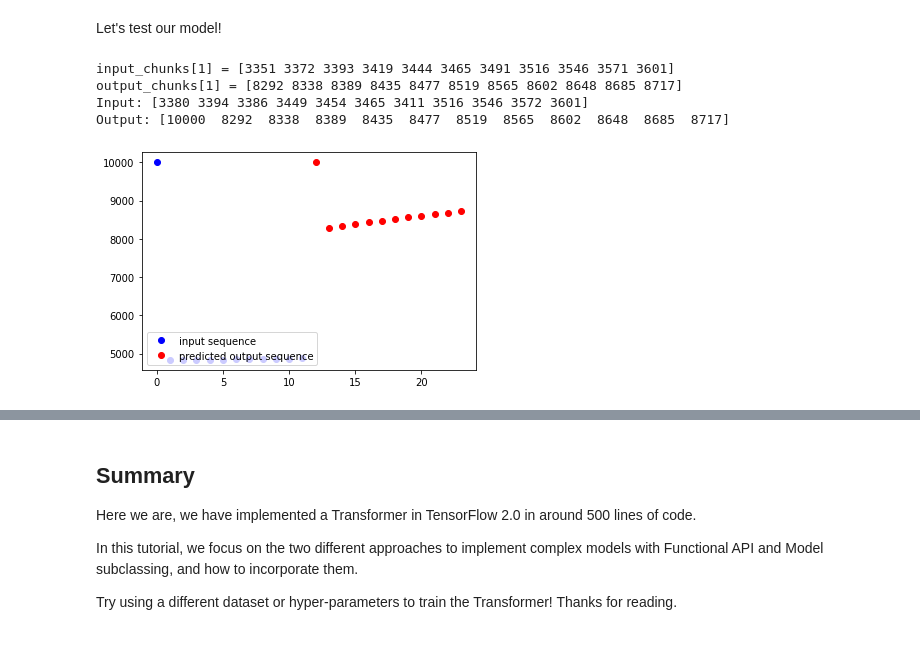
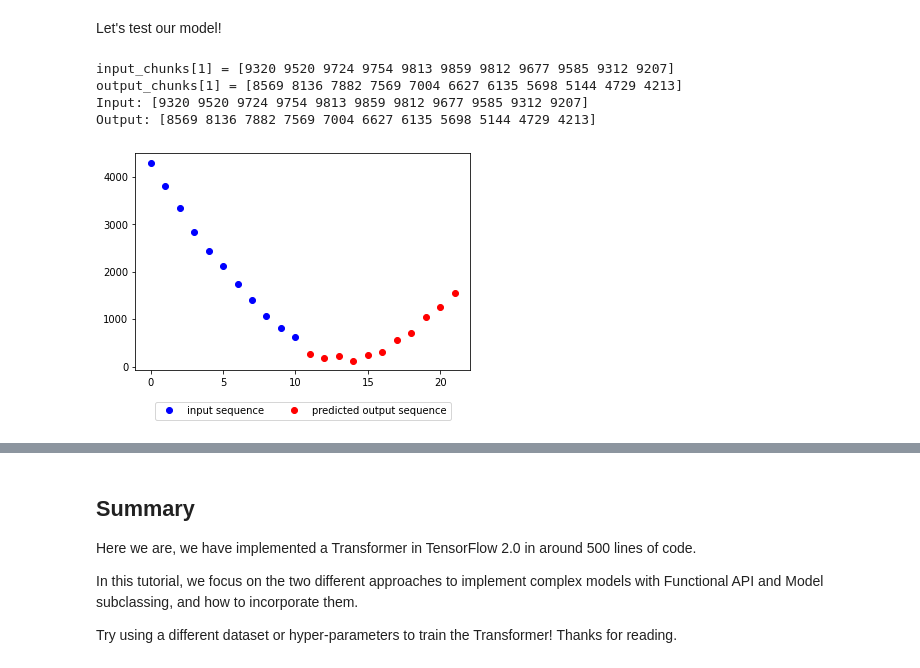
Before and after one commit to calumroy/time_series_transformer_tf2, a Jupyter notebook: transformer_time_series.ipynb, the cells around one changed output, grey strips where cells are left out. Saved outputs shown, nothing was run; the diff lists cells and outputs as text; code cells hidden in the pictures.

```diff
--- a/transformer_time_series.ipynb
+++ b/transformer_time_series.ipynb
@@ -1012,7 +1065,7 @@ model.compile(optimizer=optimizer, loss=loss_function, metrics=[accuracy])
 
 Train our transformer by simply calling `model.fit()`
 # %%
-EPOCHS = 60
+EPOCHS = 120
 
 model.fit(dataset, epochs=EPOCHS)
 # %% [output]
@@ -1077,32 +1130,37 @@ def evaluate(sentence):
 
 def predict(sentence):
   prediction = evaluate(sentence)
-
+  # Remvome start TOKEN
+  prediction = prediction[1:]
   print('Input: {}'.format(sentence))
   print('Output: {}'.format(prediction))
 
   return prediction
 # %% [markdown]
 Let's test our model!
+# %%
+def plot_in_out(test_input, test_output):
+    test_input_len = len(test_input)
+    l1, = plt.plot(range(test_input_len), test_input, 'bo', label = 'input sequence')
+    plt_start = test_input_len
+    plt_end = plt_start + len(test_output)
+    l2, = plt.plot(range(plt_start, plt_end), test_output, 'ro', label = 'predicted output sequence')
+    plt.legend(handles = [l1, l2], loc="lower center", bbox_to_anchor=(0.5, -0.25), ncol= 2)
+    plt.show()
 # %%
 print("input_chunks[1] = {}".format(input_chunks[1]))
 print("output_chunks[1] = {}".format(output_chunks[1]))
-test_input = np.array([3380, 3394, 3386, 3449, 3454, 3465, 3411, 3516, 3546, 3572, 3601])
-output = predict(test_input)
+#test_input = np.array([4748, 5248, 5745, 6235, 6712, 7173, 7611, 8024, 8406, 8754, 9060])
+test_input = input_chunks[1]
+test_output = predict(test_input)
 # %% [output]
-input_chunks[1] = [3351 3372 3393 3419 3444 3465 3491 3516 3546 3571 3601]
-output_chunks[1] = [8292 8338 8389 8435 8477 8519 8565 8602 8648 8685 8717]
-Input: [3380 3394 3386 3449 3454 3465 3411 3516 3546 3572 3601]
-Output: [10000  8292  8338  8389  8435  8477  8519  8565  8602  8648  8685  8717]
+input_chunks[1] = [9320 9520 9724 9754 9813 9859 9812 9677 9585 9312 9207]
+output_chunks[1] = [8569 8136 7882 7569 7004 6627 6135 5698 5144 4729 4213]
+Input: [9320 9520 9724 9754 9813 9859 9812 9677 9585 9312 9207]
+Output: [8569 8136 7882 7569 7004 6627 6135 5698 5144 4729 4213]
-# %%
-test_input_len = len(test_input)
-l1, = plt.plot(range(test_input_len), test_input, 'bo', label = 'input sequence')
-plt_start = test_input_len
-plt_end = plt_start + len(output)
-l2, = plt.plot(range(plt_start, plt_end), output, 'ro', label = 'predicted output sequence')
-plt.legend(handles = [l1, l2], loc = 'lower left')
-plt.show()
-# %% [output]
-[figure, removed]
+# %%
+plot_in_out(test_input, test_output)
+# %% [output]
+[figure, added]
 # %%
 # feed the model with its previous output
```
Also changed, not shown: parts of 12 cells of this notebook, 1 other file.
